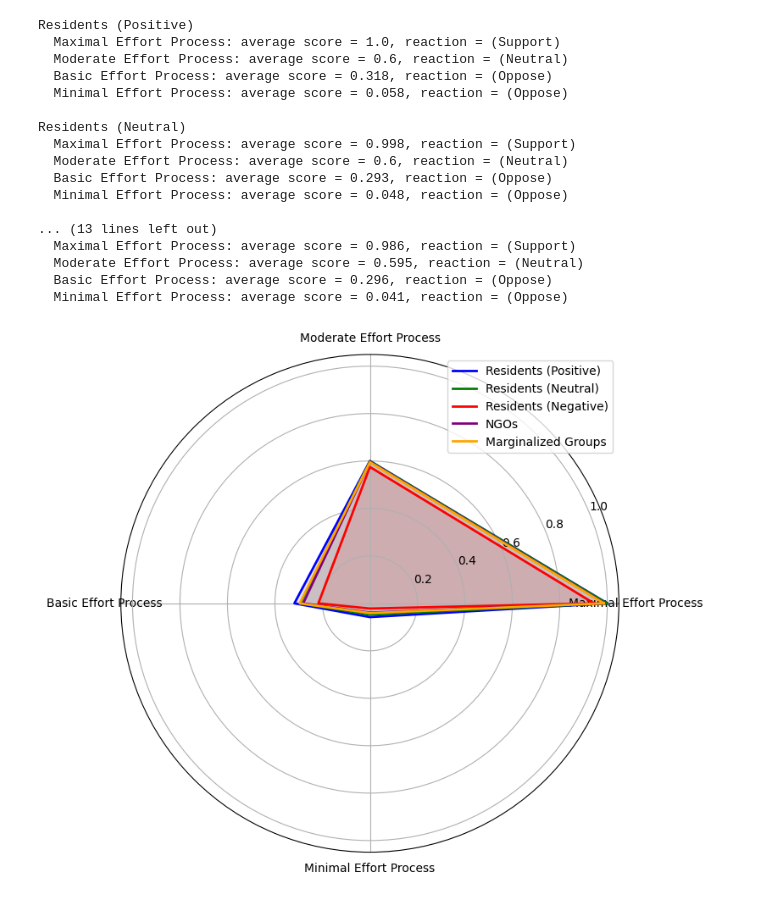
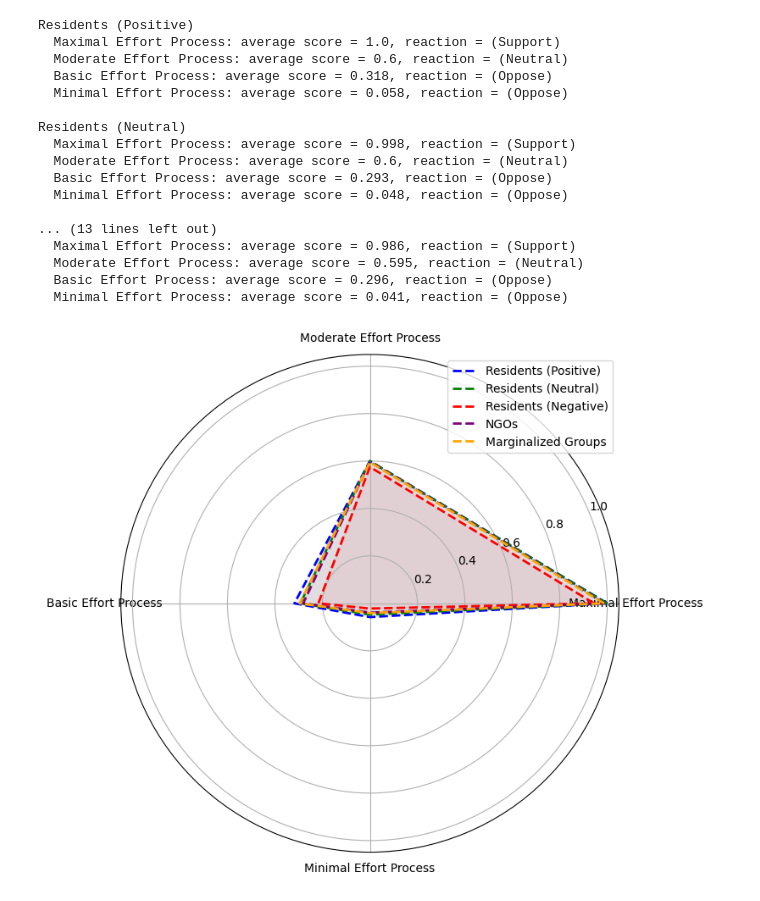
Before and after one commit to skippervdbrekel/ProceduralJustice, a Jupyter notebook: final_model.ipynb, the cells around one changed output. Saved outputs shown, nothing was run; the diff lists cells and outputs as text; code cells hidden in the pictures.

```diff
--- a/final_model.ipynb
+++ b/final_model.ipynb
@@ -299,36 +299,36 @@ for i, group in enumerate(group_labels):
         scores.append(avg_score)
     scores += scores[:1]
 
-    ax.plot(angles, scores, label=group, color=colors[i], linewidth=2)
-    ax.fill(angles, scores, color=colors[i], alpha=0.1)
+    ax.plot(angles, scores, label=group, color=colors[i], linewidth=2, linestyle='--')
+    ax.fill(angles, scores, color=colors[i], alpha=0.05)
 
 ax.set_xticks(angles[:-1])
 ax.set_xticklabels(sequence_labels)
 ax.set_yticks([0.2, 0.4, 0.6, 0.8, 1.0])
 ax.set_yticklabels(['0.2', '0.4', '0.6', '0.8', '1.0'])
 #ax.set_title("Average Justice Perception Scores per Stakeholder Group", size=14, y=1.1)
 ax.legend()
 plt.tight_layout()
 plt.show()
 # %% [output]
 Residents (Positive)
   Maximal Effort Process: average score = 1.0, reaction = (Support)
   Moderate Effort Process: average score = 0.6, reaction = (Neutral)
   Basic Effort Process: average score = 0.318, reaction = (Oppose)
   Minimal Effort Process: average score = 0.058, reaction = (Oppose)
 
 Residents (Neutral)
   Maximal Effort Process: average score = 0.998, reaction = (Support)
   Moderate Effort Process: average score = 0.6, reaction = (Neutral)
   Basic Effort Process: average score = 0.293, reaction = (Oppose)
   Minimal Effort Process: average score = 0.048, reaction = (Oppose)
 
 ... (13 lines left out)
   Maximal Effort Process: average score = 0.986, reaction = (Support)
   Moderate Effort Process: average score = 0.595, reaction = (Neutral)
   Basic Effort Process: average score = 0.296, reaction = (Oppose)
   Minimal Effort Process: average score = 0.041, reaction = (Oppose)
-[figure, old version]
+[figure, new version]
 # %%
 def run_sensitivity_analysis(parameter, stakeholder_group, dimension, variation):
     # backup original values
```
Also changed, not shown: parts of 2 cells of this notebook.
